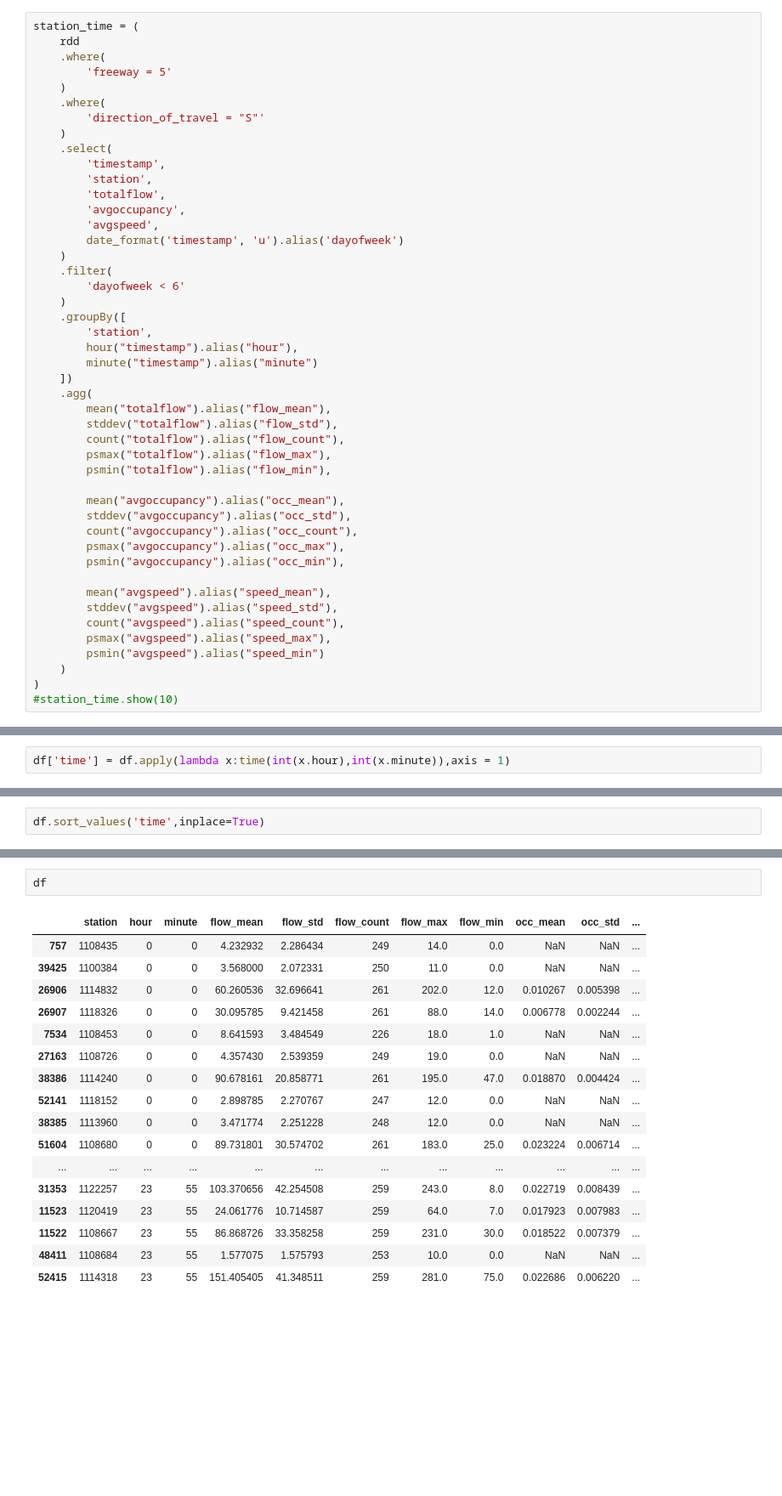
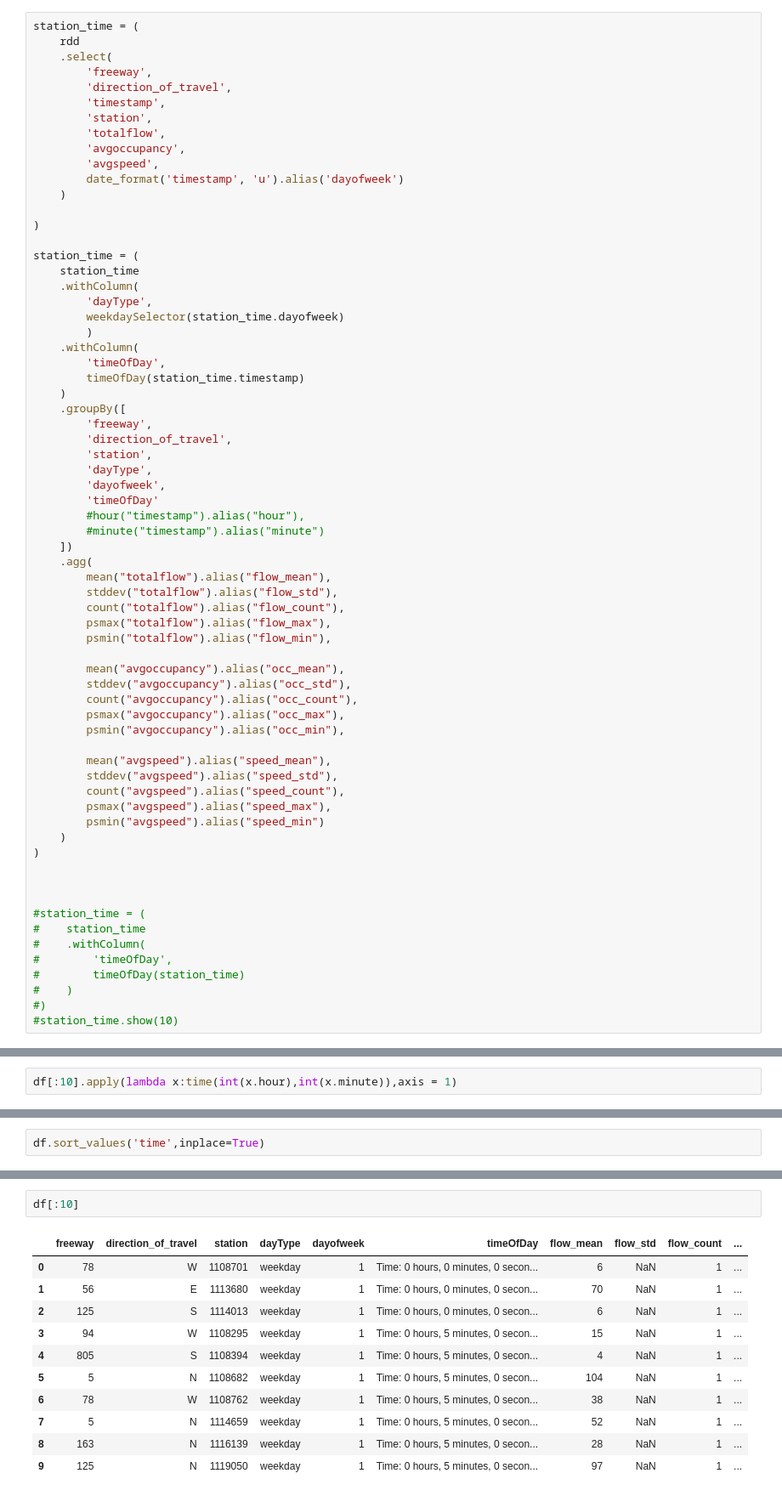
Before and after one commit to abrespect/DSE_Cohort2_Traffic_Capstone, a Jupyter notebook: cohort2/exploration/wiggles_on_roids.ipynb, the cells around one changed output, grey strips where cells are left out. Shown: that part at 85% size. Cells and saved outputs as stored; diff of their text form; blank space fills up the shorter version.

```diff
--- a/cohort2/exploration/wiggles_on_roids.ipynb
+++ b/cohort2/exploration/wiggles_on_roids.ipynb
@@ -197,13 +226,9 @@ only showing top 20 rows
 # %%
 station_time = (
     rdd
-    .where(
-        'freeway = 5'
-    )
-    .where(
-        'direction_of_travel = "S"'
-    )
     .select(
+        'freeway',
+        'direction_of_travel',
         'timestamp',
         'station',
         'totalflow',
@@ -211,13 +236,28 @@ station_time = (
         'avgspeed',
         date_format('timestamp', 'u').alias('dayofweek')
     )
-    .filter(
-        'dayofweek < 6'
+
+)
+
+station_time = (
+    station_time
+    .withColumn(
+        'dayType',
+        weekdaySelector(station_time.dayofweek)
+        )
+    .withColumn(
+        'timeOfDay',
+        timeOfDay(station_time.timestamp)
     )
     .groupBy([
+        'freeway',
+        'direction_of_travel',
         'station',
-        hour("timestamp").alias("hour"),
-        minute("timestamp").alias("minute")
+        'dayType',
+        'dayofweek',
+        'timeOfDay'
+        #hour("timestamp").alias("hour"),
+        #minute("timestamp").alias("minute")
     ])
     .agg(
         mean("totalflow").alias("flow_mean"),
@@ -239,6 +279,16 @@ station_time = (
         psmin("avgspeed").alias("speed_min")
     )
 )
+
+
+
+#station_time = (
+#    station_time
+#    .withColumn(
+#        'timeOfDay',
+#        timeOfDay(station_time)
+#    )
+#)
 #station_time.show(10)
 # %%
 df = station_time.toPandas()
@@ -249,2 +306,2 @@ df.station.unique().shape
 # %%
-df['time'] = df.apply(lambda x:time(int(x.hour),int(x.minute)),axis = 1)
+df[:10].apply(lambda x:time(int(x.hour),int(x.minute)),axis = 1)
@@ -260,21 +330,15 @@ Index([u'station', u'hour', u'minute', u'flow_mean', u'flow_std',
       dtype='object')
 # %%
-df
+df[:10]
 # %% [output]
-|  | station | hour | minute | flow_mean | flow_std | flow_count | flow_max | flow_min | occ_mean | occ_std | ... |
-| 757 | 1108435 | 0 | 0 | 4.232932 | 2.286434 | 249 | 14.0 | 0.0 | NaN | NaN | ... |
-| 39425 | 1100384 | 0 | 0 | 3.568000 | 2.072331 | 250 | 11.0 | 0.0 | NaN | NaN | ... |
-| 26906 | 1114832 | 0 | 0 | 60.260536 | 32.696641 | 261 | 202.0 | 12.0 | 0.010267 | 0.005398 | ... |
-| 26907 | 1118326 | 0 | 0 | 30.095785 | 9.421458 | 261 | 88.0 | 14.0 | 0.006778 | 0.002244 | ... |
-| 7534 | 1108453 | 0 | 0 | 8.641593 | 3.484549 | 226 | 18.0 | 1.0 | NaN | NaN | ... |
-| 27163 | 1108726 | 0 | 0 | 4.357430 | 2.539359 | 249 | 19.0 | 0.0 | NaN | NaN | ... |
-| 38386 | 1114240 | 0 | 0 | 90.678161 | 20.858771 | 261 | 195.0 | 47.0 | 0.018870 | 0.004424 | ... |
-| 52141 | 1118152 | 0 | 0 | 2.898785 | 2.270767 | 247 | 12.0 | 0.0 | NaN | NaN | ... |
-| 38385 | 1113960 | 0 | 0 | 3.471774 | 2.251228 | 248 | 12.0 | 0.0 | NaN | NaN | ... |
-| 51604 | 1108680 | 0 | 0 | 89.731801 | 30.574702 | 261 | 183.0 | 25.0 | 0.023224 | 0.006714 | ... |
-| ... | ... | ... | ... | ... | ... | ... | ... | ... | ... | ... | ... |
-| 31353 | 1122257 | 23 | 55 | 103.370656 | 42.254508 | 259 | 243.0 | 8.0 | 0.022719 | 0.008439 | ... |
-| 11523 | 1120419 | 23 | 55 | 24.061776 | 10.714587 | 259 | 64.0 | 7.0 | 0.017923 | 0.007983 | ... |
-| 11522 | 1108667 | 23 | 55 | 86.868726 | 33.358258 | 259 | 231.0 | 30.0 | 0.018522 | 0.007379 | ... |
-| 48411 | 1108684 | 23 | 55 | 1.577075 | 1.575793 | 253 | 10.0 | 0.0 | NaN | NaN | ... |
-| 52415 | 1114318 | 23 | 55 | 151.405405 | 41.348511 | 259 | 281.0 | 75.0 | 0.022686 | 0.006220 | ... |
+|  | freeway | direction_of_travel | station | dayType | dayofweek | timeOfDay | flow_mean | flow_std | flow_count | ... |
+| 0 | 78 | W | 1108701 | weekday | 1 | Time: 0 hours, 0 minutes, 0 secon... | 6 | NaN | 1 | ... |
+| 1 | 56 | E | 1113680 | weekday | 1 | Time: 0 hours, 0 minutes, 0 secon... | 70 | NaN | 1 | ... |
+| 2 | 125 | S | 1114013 | weekday | 1 | Time: 0 hours, 0 minutes, 0 secon... | 6 | NaN | 1 | ... |
+| 3 | 94 | W | 1108295 | weekday | 1 | Time: 0 hours, 5 minutes, 0 secon... | 15 | NaN | 1 | ... |
+| 4 | 805 | S | 1108394 | weekday | 1 | Time: 0 hours, 5 minutes, 0 secon... | 4 | NaN | 1 | ... |
+| 5 | 5 | N | 1108682 | weekday | 1 | Time: 0 hours, 5 minutes, 0 secon... | 104 | NaN | 1 | ... |
+| 6 | 78 | W | 1108762 | weekday | 1 | Time: 0 hours, 5 minutes, 0 secon... | 38 | NaN | 1 | ... |
+| 7 | 5 | N | 1114659 | weekday | 1 | Time: 0 hours, 5 minutes, 0 secon... | 52 | NaN | 1 | ... |
+| 8 | 163 | N | 1116139 | weekday | 1 | Time: 0 hours, 5 minutes, 0 secon... | 28 | NaN | 1 | ... |
+| 9 | 125 | N | 1119050 | weekday | 1 | Time: 0 hours, 5 minutes, 0 secon... | 97 | NaN | 1 | ... |
```
Also changed, not shown: parts of 26 cells of this notebook, 1 other file.
